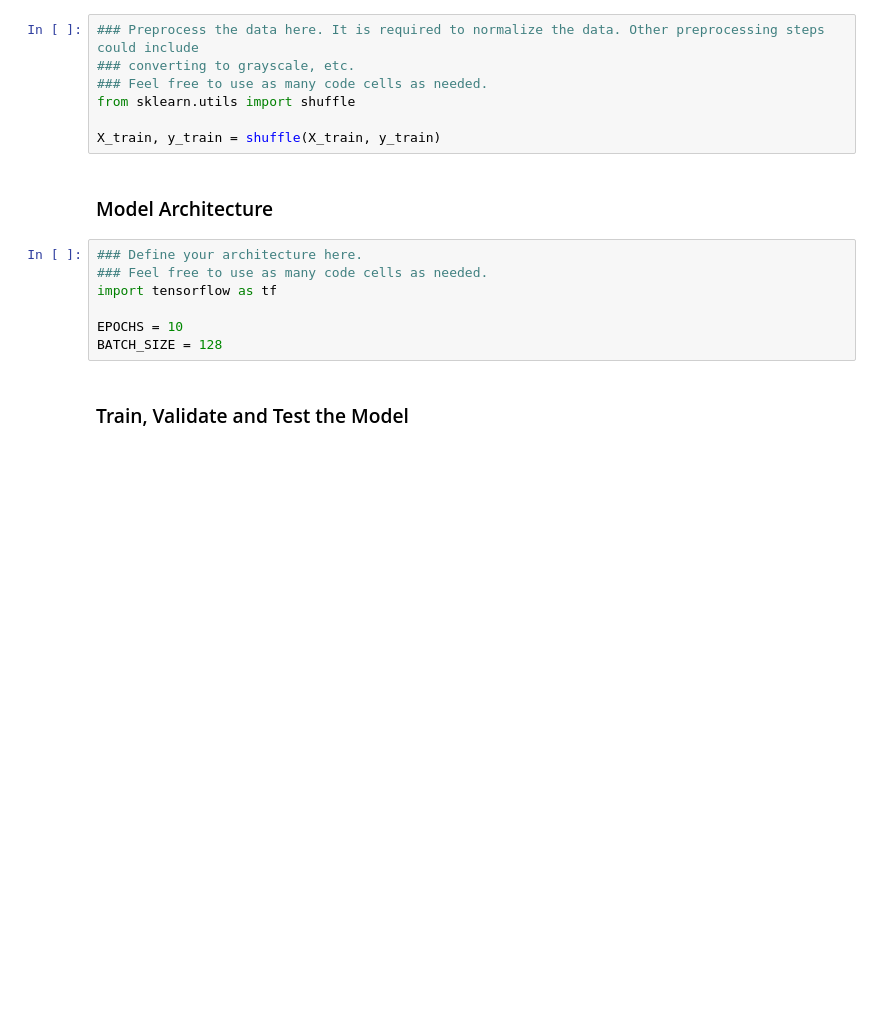
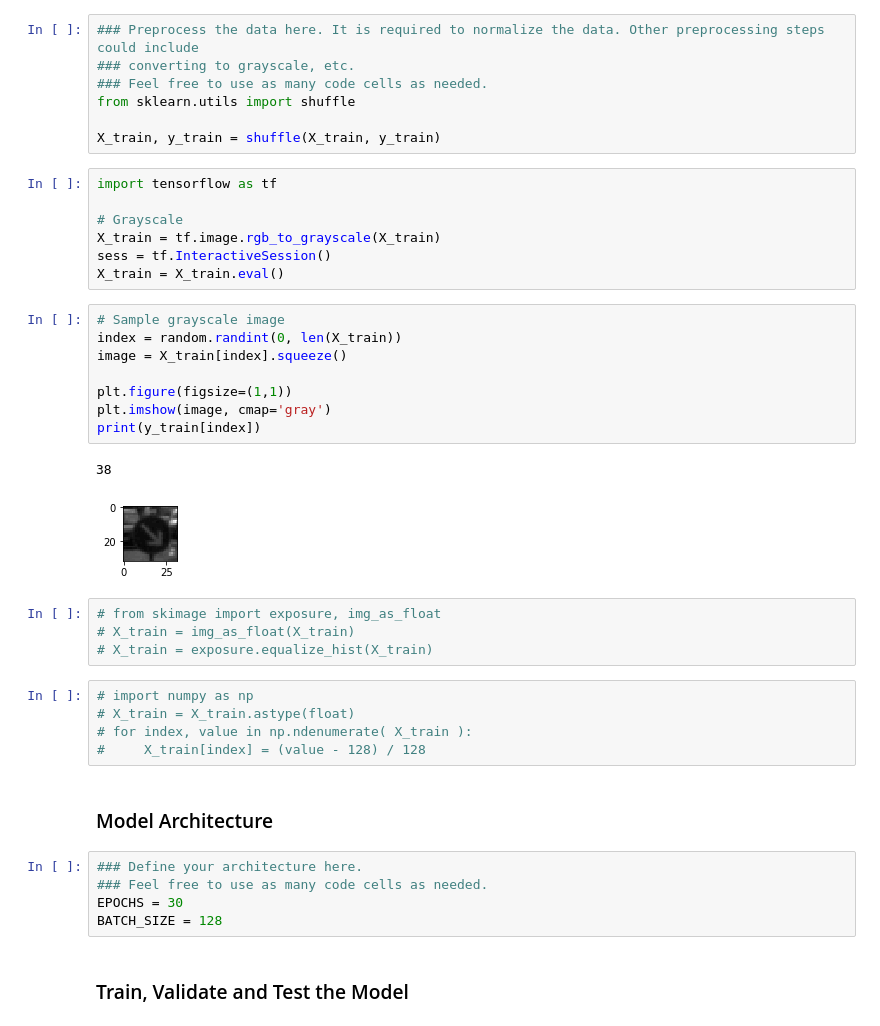
Before and after one commit to elok/CarND-Traffic-Sign-Classifier-Project, a Jupyter notebook: Traffic_Sign_Classifier.ipynb, the cells around one changed output. Drawn from its saved outputs; the diff is of its cells as text; blank space fills up the shorter version.

Commit message:
added grayscale and increased epoch

```diff
--- a/Traffic_Sign_Classifier.ipynb
+++ b/Traffic_Sign_Classifier.ipynb
@@ -143,14 +143,39 @@ Use the code cell (or multiple code cells, if necessary) to implement the first
 from sklearn.utils import shuffle
 
 X_train, y_train = shuffle(X_train, y_train)
+# %%
+import tensorflow as tf
+
+# Grayscale
+X_train = tf.image.rgb_to_grayscale(X_train)
+sess = tf.InteractiveSession()
+X_train = X_train.eval()
+# %%
+# Sample grayscale image
+index = random.randint(0, len(X_train))
+image = X_train[index].squeeze()
+
+plt.figure(figsize=(1,1))
+plt.imshow(image, cmap='gray')
+print(y_train[index])
+# %% [output]
+38
+[figure, added]
+# %%
+# from skimage import exposure, img_as_float
+# X_train = img_as_float(X_train)
+# X_train = exposure.equalize_hist(X_train)
+# %%
+# import numpy as np
+# X_train = X_train.astype(float)
+# for index, value in np.ndenumerate( X_train ):
+#     X_train[index] = (value - 128) / 128
 # %% [markdown]
 ### Model Architecture
 # %%
 ### Define your architecture here.
 ### Feel free to use as many code cells as needed.
-import tensorflow as tf
-
-EPOCHS = 10
+EPOCHS = 30
 BATCH_SIZE = 128
 # %% [markdown]
 ### Train, Validate and Test the Model
```
Also changed, not shown: parts of 5 cells of this notebook.
